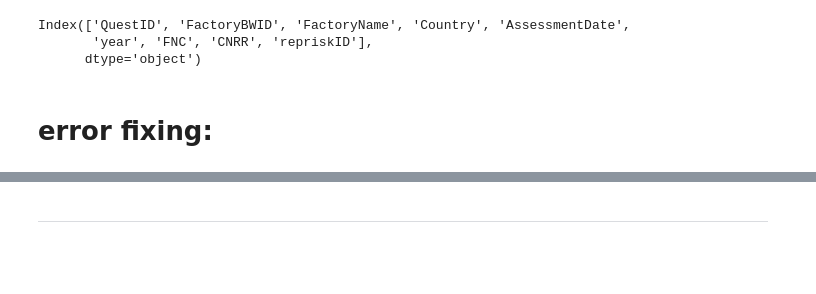
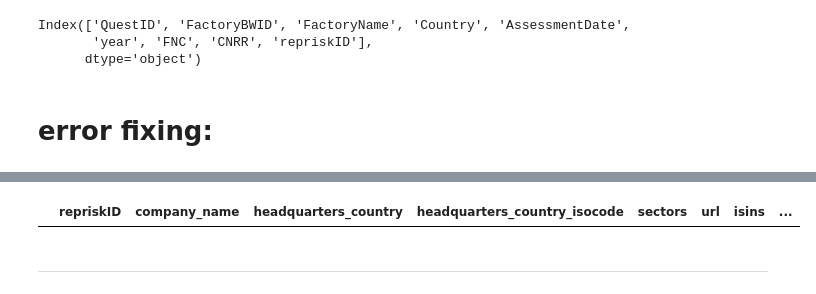
Before and after one commit to xolyn/labor_audit, a Jupyter notebook: LingyuZhou/w7/w7.ipynb, the cells around one changed output, grey strips where cells are left out. Drawn from its saved outputs; the diff is of its cells as text; code cells hidden in the pictures; blank space fills up the shorter version.

```diff
--- a/LingyuZhou/w7/w7.ipynb
+++ b/LingyuZhou/w7/w7.ipynb
@@ -33,7 +33,7 @@ import sqldf
 # %%
 # read and preprocessing:
 bw=pd.read_excel("QuestID_FactoryName.xls",sheet_name="data")
-ci=pd.read_csv("V2_COMPANY_IDENTIFIERS.csv",encoding="latin-1").rename({"ï»¿reprisk_id":"repriskID"},axis=1)
+ci=pd.read_csv("D:/V2_COMPANY_IDENTIFIERS.csv",encoding="latin-1").rename({"ï»¿reprisk_id":"repriskID"},axis=1)
 ci=ci[ci["headquarters_country"].isin(["Bangladesh","Cambodia","Indonesia","Haiti","Nicaragua","Jordan","Viet Nam (Vietnam)"])]
 ci.loc[ci["headquarters_country"]=="Viet Nam (Vietnam)", "headquarters_country"]="Vietnam"
 # ri=pd.read_csv("C:/Users/JselZ/Downloads/V2_RISK_INCIDENTS.csv")
@@ -258,6 +264,10 @@ ci.loc[ci.repriskID==2473949,"repriskID"]=2573083
 ci.loc[ci.repriskID==23011,"repriskID"]=2517783
 ci.loc[ci.repriskID==2659176,"repriskID"]=65578
 ci.loc[ci.repriskID==2653177,"repriskID"]=2653179
+# %%
+ci[ci.repriskID==2496926]
+# %% [output]
+|  | repriskID | company_name | headquarters_country | headquarters_country_isocode | sectors | url | isins | ... |
 # %%
 # 1 BWid -> n factoryName
 with open("dup.txt") as dup:
```
Also changed, not shown: parts of 4 cells of this notebook, 3 other files.
